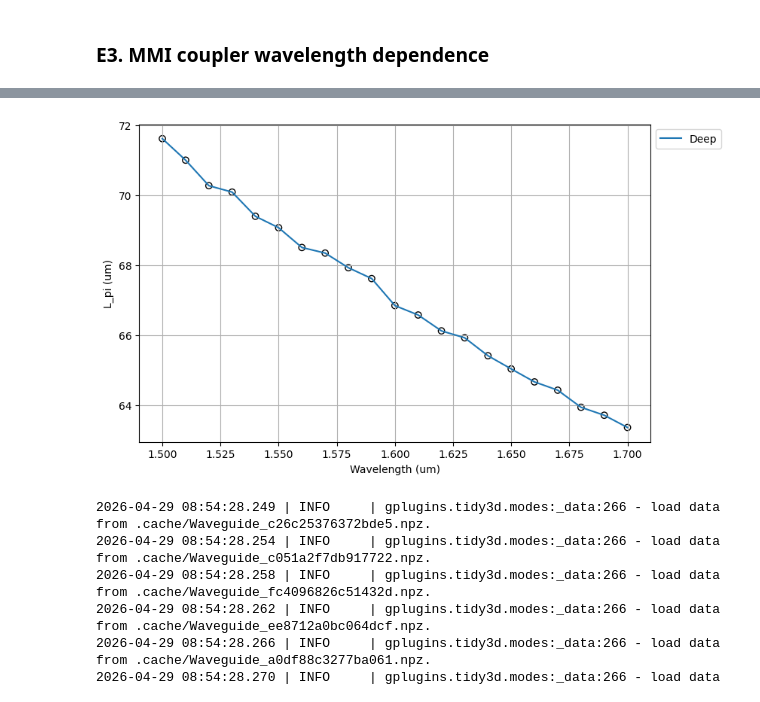
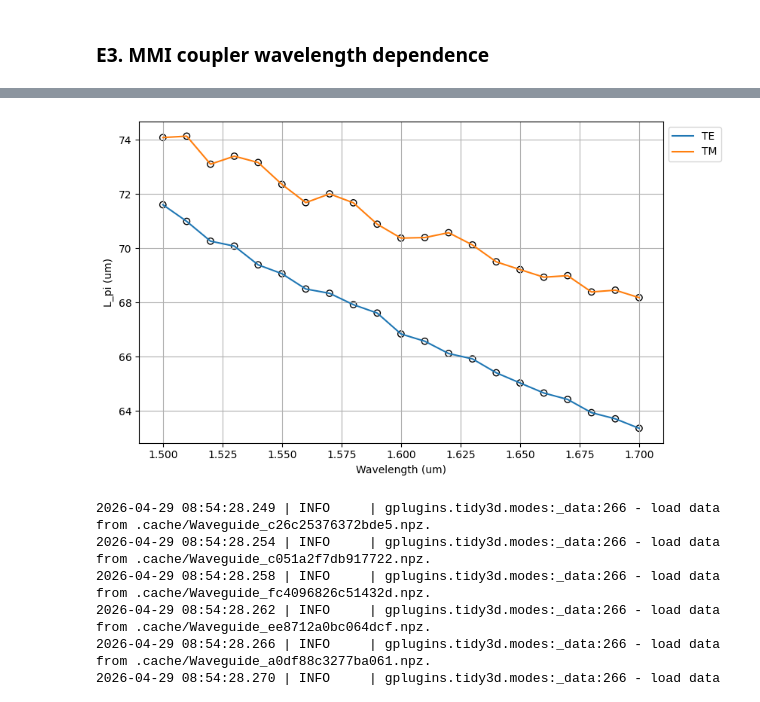
Before and after one commit to ltorjua/cifoin-lab2, a Jupyter notebook: COUPLERS_Student.ipynb, the cells around one changed output, grey strips where cells are left out. Drawn from its saved outputs; the diff is of its cells as text; code cells hidden in the pictures.

```diff
--- a/COUPLERS_Student.ipynb
+++ b/COUPLERS_Student.ipynb
@@ -1047,6 +1061,7 @@ gap = 2.4 um -> L_pi = 1265.23 um
 
 wavelength = np.arange(1.5, 1.7 + 0.01, 0.01)
 L_pi_TE = []
+L_pi_TM = []
 
 for wl in wavelength:
 
@@ -1067,15 +1082,25 @@ for wl in wavelength:
 
     deep_neff = deep_dcoupler_cs.n_eff
 
-    L_pi = 0.5 * wl / (deep_neff[0].real - deep_neff[1].real)
+    # TE
+    L_pi_TE_val = 0.5 * wl / (deep_neff[0].real - deep_neff[1].real)
+    L_pi_TE.append(L_pi_TE_val)
 
-    L_pi_TE.append(L_pi)
+    # TM
+    L_pi_TM_val = 0.5 * wl / (deep_neff[2].real - deep_neff[3].real)
+    L_pi_TM.append(L_pi_TM_val)
 
 
 # --- Plot ---
 plt.figure(figsize=(10, 5))
+# TE
 plt.scatter(wavelength, L_pi_TE, edgecolors='k', facecolors='none', label='_nolegend_')
-plt.plot(wavelength, L_pi_TE, label='Deep')
+plt.plot(wavelength, L_pi_TE, label='TE')
+
+# TM
+plt.scatter(wavelength, L_pi_TM, edgecolors='k', facecolors='none', label='_nolegend_')
+plt.plot(wavelength, L_pi_TM, label='TM')
+
 plt.xlabel("Wavelength (um)")
 plt.ylabel("L_pi (um)")
 plt.grid()
@@ -1172,7 +1222,8 @@ plt.show()
 mmi_body_w = 6.6
 
 lambda_c = np.arange(1.5, 1.7 + 0.01, 0.01)
-L_pi = []
+L_pi_TE = []
+L_pi_TM = []
 
 for wl in lambda_c:
 
@@ -1192,17 +1243,36 @@ for wl in lambda_c:
 
     neff = mmi_body_waveguide.n_eff
 
-    d_n_eff = neff[0].real - neff[1].real
+    te_fraction = mmi_body_waveguide.fraction_te
 
-    Lpi_val = 0.5 * wl / d_n_eff
+    # TE
+    te_indices = np.where(te_fraction > 0.5)[0]
+    if len(te_indices) >= 2:
+        n_even = neff[te_indices[0]].real
+        n_odd = neff[te_indices[1]].real
+        L_pi_TE.append(0.5 * wl / (n_even - n_odd))
+    else:
+        L_pi_TE.append(np.nan)
 
-    L_pi.append(Lpi_val)
+    # TM
+    tm_indices = np.where(te_fraction < 0.5)[0]
+    if len(tm_indices) >= 2:
+        n_even_tm = neff[tm_indices[0]].real
+        n_odd_tm = neff[tm_indices[1]].real
+        L_pi_TM.append(0.5 * wl / (n_even_tm - n_odd_tm))
+    else:
+        L_pi_TM.append(np.nan)
 
 
 # --- Plot ---
 plt.figure(figsize=(10, 5))
-plt.scatter(lambda_c, L_pi, edgecolors='k', facecolors='none', label='_nolegend_')
-plt.plot(lambda_c, L_pi, label='Deep')
+# TE
+plt.scatter(lambda_c, L_pi_TE, edgecolors='k', facecolors='none', label='_nolegend_')
+plt.plot(lambda_c, L_pi_TE, label='TE')
+
+# TM
+plt.scatter(lambda_c, L_pi_TM, edgecolors='k', facecolors='none', label='_nolegend_')
+plt.plot(lambda_c, L_pi_TM, label='TM')
 plt.xlabel("Wavelength (um)")
 plt.ylabel("L_pi (um)")
 plt.grid()
@@ -1230,4 +1300,4 @@ plt.show()
-[figure, old version]
+[figure, new version]
 # %%
 #GUIA SHALLOW
 
```
Also changed, not shown: parts of 8 cells of this notebook, 1 other file.
